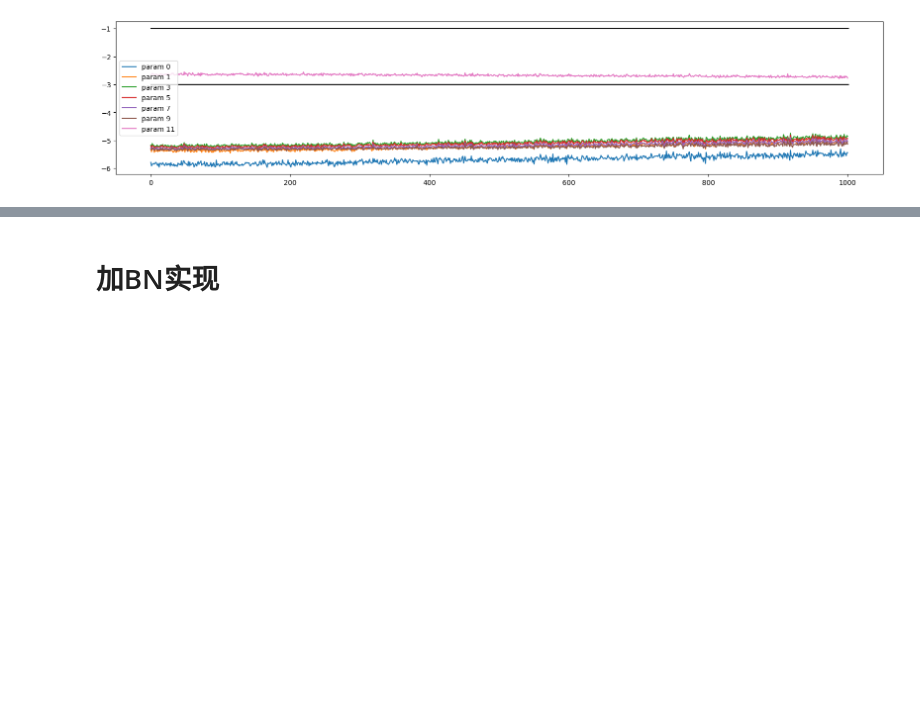
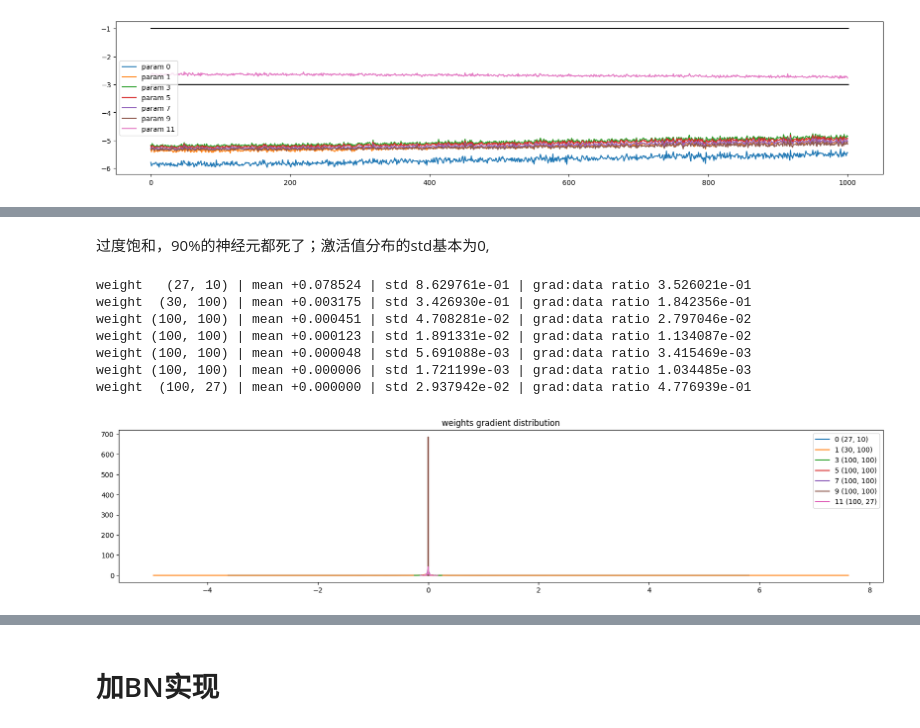
Before and after one commit to CastleDream/learnGPTfromScratch, a Jupyter notebook: code/4_MLP2_demo.ipynb, the cells around one changed output, grey strips where cells are left out. Cells and saved outputs as stored; diff of their text form; code cells hidden in the pictures; blank space fills up the shorter version.

```diff
--- a/code/4_MLP2_demo.ipynb
+++ b/code/4_MLP2_demo.ipynb
@@ -623,0 +670,14 @@ plot_update_data_ratio(ud)
+# %% [markdown]
+过度饱和，90%的神经元都死了；激活值分布的std基本为0,
+# %%
+# 权重参数梯度分布
+plot_w_grad(parameters)
+# %% [output]
+weight   (27, 10) | mean +0.078524 | std 8.629761e-01 | grad:data ratio 3.526021e-01
+weight  (30, 100) | mean +0.003175 | std 3.426930e-01 | grad:data ratio 1.842356e-01
+weight (100, 100) | mean +0.000451 | std 4.708281e-02 | grad:data ratio 2.797046e-02
+weight (100, 100) | mean +0.000123 | std 1.891331e-02 | grad:data ratio 1.134087e-02
+weight (100, 100) | mean +0.000048 | std 5.691088e-03 | grad:data ratio 3.415469e-03
+weight (100, 100) | mean +0.000006 | std 1.721199e-03 | grad:data ratio 1.034485e-03
+weight  (100, 27) | mean +0.000000 | std 2.937942e-02 | grad:data ratio 4.776939e-01
+[figure, added]
```
Also changed, not shown: parts of 8 cells of this notebook.
